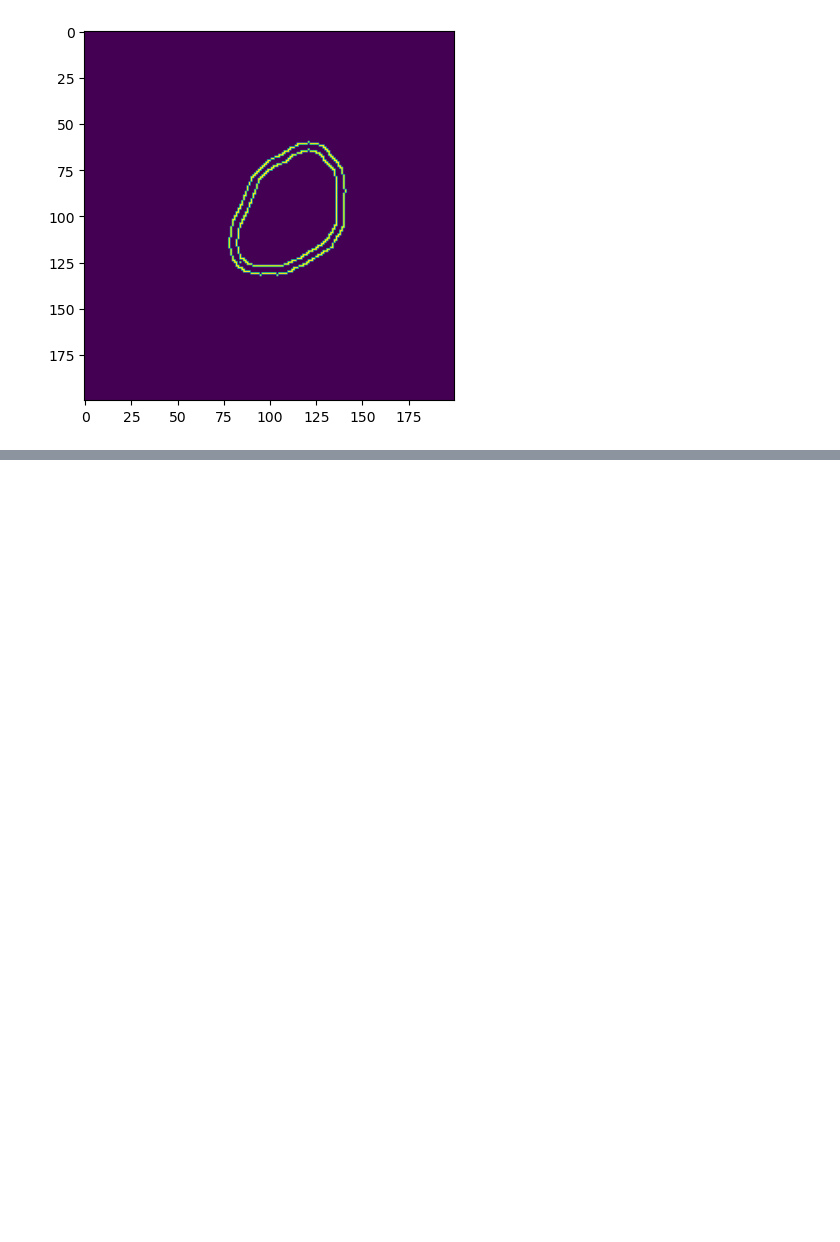
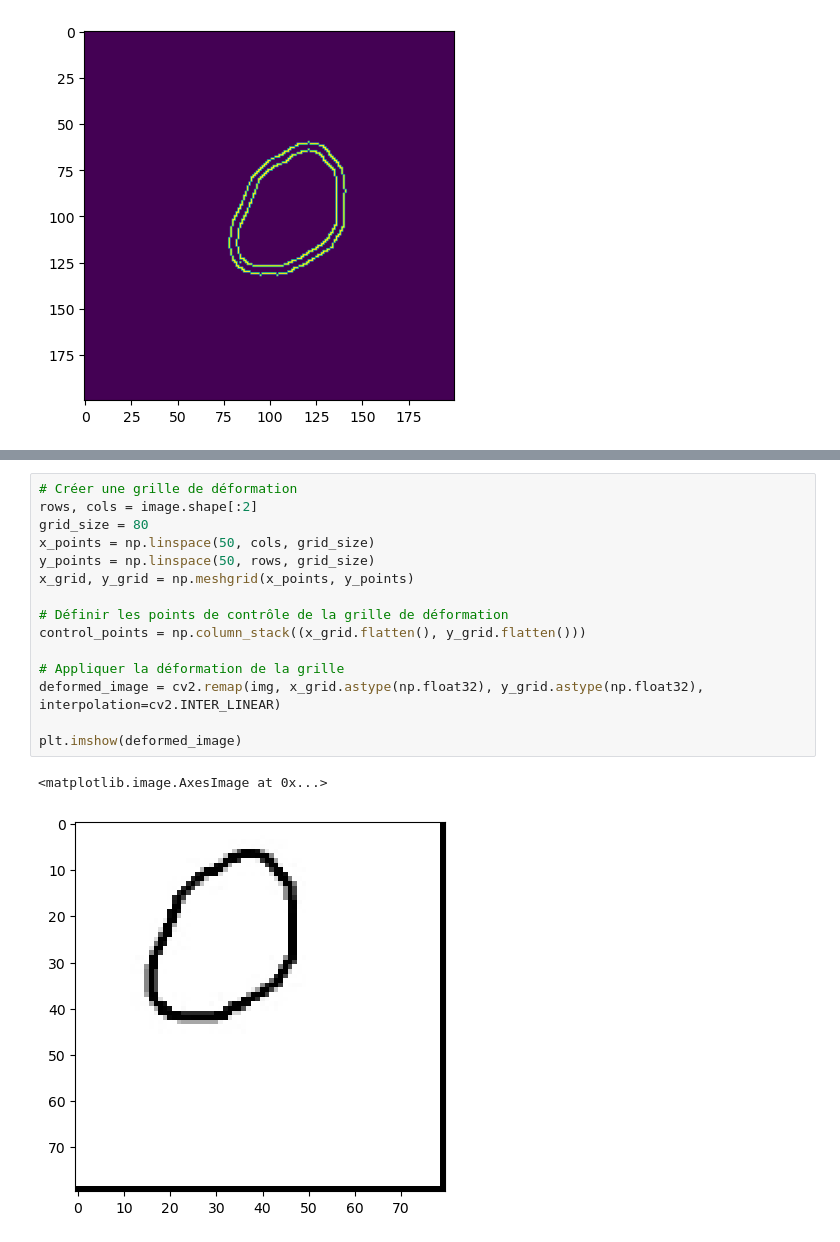
Before and after one commit to JulienFX/DuplicationDataset, a Jupyter notebook: duplication du dataset.ipynb, the cells around one changed output, grey strips where cells are left out. Cells and saved outputs as stored; diff of their text form; blank space fills up the shorter version.

```diff
--- a/duplication du dataset.ipynb
+++ b/duplication du dataset.ipynb
@@ -123,0 +171,18 @@ plt.imshow(i)
+# %%
+# Créer une grille de déformation
+rows, cols = image.shape[:2]
+grid_size = 80
+x_points = np.linspace(50, cols, grid_size)
+y_points = np.linspace(50, rows, grid_size)
+x_grid, y_grid = np.meshgrid(x_points, y_points)
+
+# Définir les points de contrôle de la grille de déformation
+control_points = np.column_stack((x_grid.flatten(), y_grid.flatten()))
+
+# Appliquer la déformation de la grille
+deformed_image = cv2.remap(img, x_grid.astype(np.float32), y_grid.astype(np.float32), interpolation=cv2.INTER_LINEAR)
+
+plt.imshow(deformed_image)
+# %% [output]
+<matplotlib.image.AxesImage at 0x...>
+[figure, added]
```
Also changed, not shown: parts of 5 cells of this notebook.
